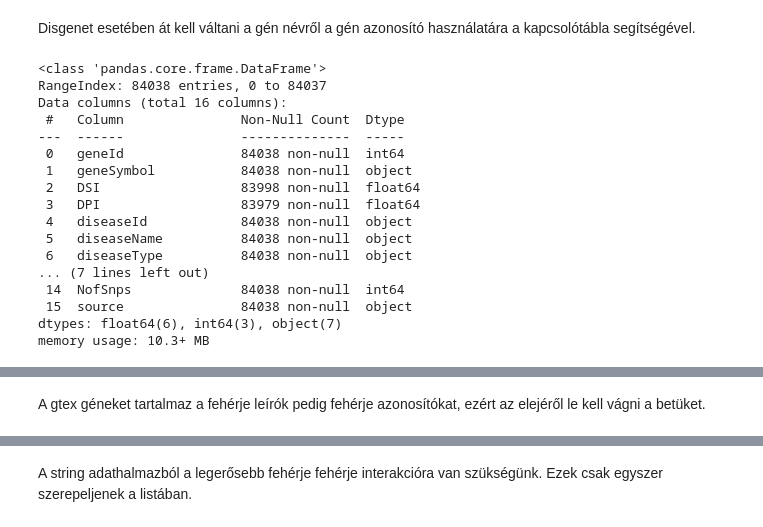
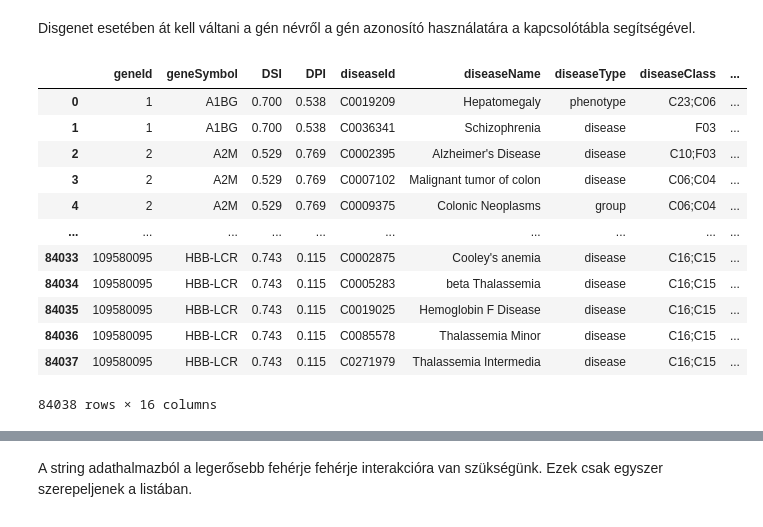
Before and after one commit to Nemes2000/gene-disease-gnn, a Jupyter notebook: data_process.ipynb, the cells around one changed output, grey strips where cells are left out. Saved outputs shown, nothing was run; the diff lists cells and outputs as text; code cells hidden in the pictures.

Commit message:
feat: data process fixed

```diff
--- a/data_process.ipynb
+++ b/data_process.ipynb
@@ -12,25 +28,21 @@ gen_name_gen_id = gen_name_gen_id.drop_duplicates(subset=["gene_id"])
 Disgenet esetében át kell váltani a gén névről a gén azonosító használatára a kapcsolótábla segítségével.
 # %%
 disgenet = pd.read_csv("./data/disgenet_curated_gene_disease_associations.tsv", sep='\t', header=0)
-disgenet.info()
+disgenet
 # %% [output]
+|  | geneId | geneSymbol | DSI | DPI | diseaseId | diseaseName | diseaseType | diseaseClass | ... |
+| 0 | 1 | A1BG | 0.700 | 0.538 | C0019209 | Hepatomegaly | phenotype | C23;C06 | ... |
+| 1 | 1 | A1BG | 0.700 | 0.538 | C0036341 | Schizophrenia | disease | F03 | ... |
+| 2 | 2 | A2M | 0.529 | 0.769 | C0002395 | Alzheimer's Disease | disease | C10;F03 | ... |
+| 3 | 2 | A2M | 0.529 | 0.769 | C0007102 | Malignant tumor of colon | disease | C06;C04 | ... |
+| 4 | 2 | A2M | 0.529 | 0.769 | C0009375 | Colonic Neoplasms | group | C06;C04 | ... |
+| ... | ... | ... | ... | ... | ... | ... | ... | ... | ... |
+| 84033 | 109580095 | HBB-LCR | 0.743 | 0.115 | C0002875 | Cooley's anemia | disease | C16;C15 | ... |
+| 84034 | 109580095 | HBB-LCR | 0.743 | 0.115 | C0005283 | beta Thalassemia | disease | C16;C15 | ... |
+| 84035 | 109580095 | HBB-LCR | 0.743 | 0.115 | C0019025 | Hemoglobin F Disease | disease | C16;C15 | ... |
+| 84036 | 109580095 | HBB-LCR | 0.743 | 0.115 | C0085578 | Thalassemia Minor | disease | C16;C15 | ... |
+| 84037 | 109580095 | HBB-LCR | 0.743 | 0.115 | C0271979 | Thalassemia Intermedia | disease | C16;C15 | ... |
-<class 'pandas.core.frame.DataFrame'>
-RangeIndex: 84038 entries, 0 to 84037
-Data columns (total 16 columns):
- #   Column               Non-Null Count  Dtype
----  ------               --------------  -----
- 0   geneId               84038 non-null  int64
- 1   geneSymbol           84038 non-null  object
- 2   DSI                  83998 non-null  float64
- 3   DPI                  83979 non-null  float64
- 4   diseaseId            84038 non-null  object
- 5   diseaseName          84038 non-null  object
- 6   diseaseType          84038 non-null  object
-... (7 lines left out)
- 14  NofSnps              84038 non-null  int64
- 15  source               84038 non-null  object
-dtypes: float64(6), int64(3), object(7)
-memory usage: 10.3+ MB
+84038 rows × 16 columns
 # %%
 disgenet_join = pd.merge(disgenet, gen_name_gen_id, left_on='geneSymbol', right_on='gene_name', how='inner')
 disgenet_join = disgenet_join.drop_duplicates()
@@ -54,8 +66,6 @@ disgenet_result
 | 92957 | ENSG00000207222 | 0.931 | 0.077 | C2931456 | Prostate cancer, familial | disease | C04;C12 | Neoplastic Process | ... |
 | 92958 | ENSG00000207222 | 0.931 | 0.077 | C4722327 | PROSTATE CANCER, HEREDITARY, 1 | disease | C04;C12 | Neoplastic Process | ... |
 92959 rows × 15 columns
-# %% [markdown]
-A gtex géneket tartalmaz a fehérje leírók pedig fehérje azonosítókat, ezért az elejéről le kell vágni a betüket.
 # %%
 gtex = pd.read_csv("./data/GTEx_Analysis_2017-06-05_v8_RNASeQCv1.1.9_gene_median_tpm.gct", sep='\t', header=0)
 gtex_sorted = gtex.sort_values(by="Name", ascending=True)
```
Also changed, not shown: parts of 15 cells of this notebook.
